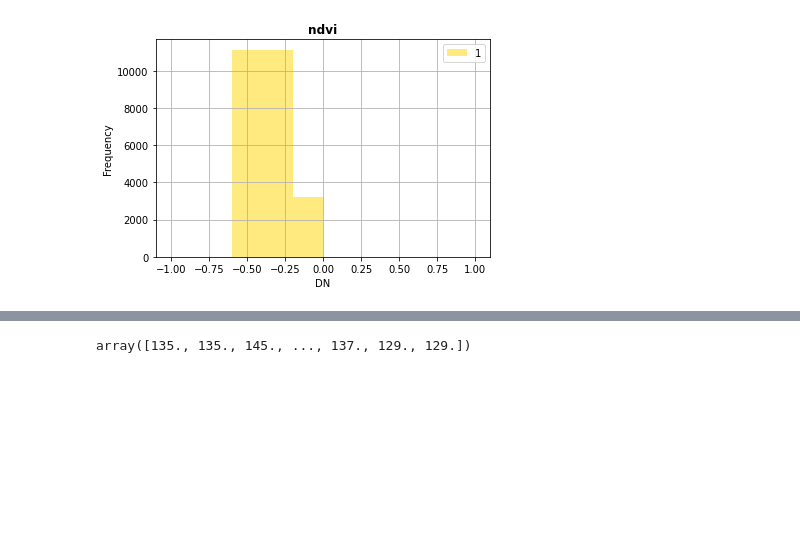
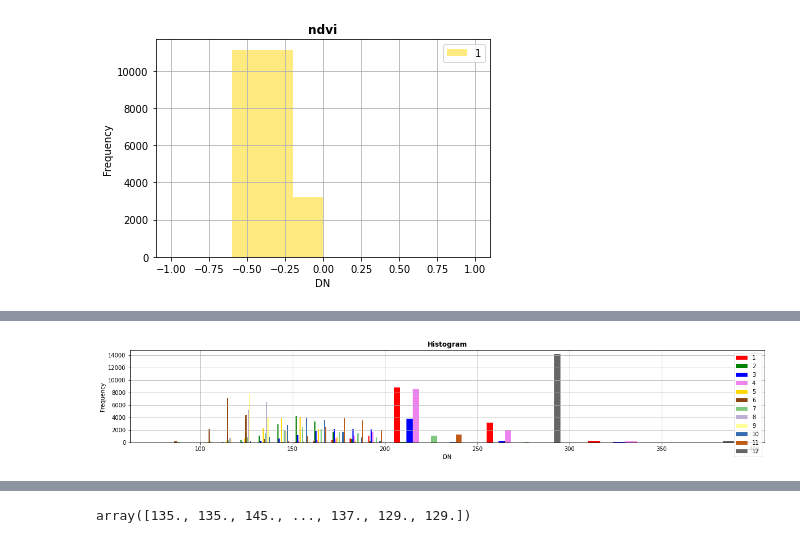
Before and after one commit to BRIJNANDA1979/CNN-Sentinel, a Jupyter notebook: Merge_bands_RGB_NIR_and_SWIR_of_BigEarthNet_using_Rasterio.ipynb, the cells around one changed output, grey strips where cells are left out. Drawn from its saved outputs; the diff is of its cells as text; code cells hidden in the pictures; blank space fills up the shorter version.

```diff
--- a/Merge_bands_RGB_NIR_and_SWIR_of_BigEarthNet_using_Rasterio.ipynb
+++ b/Merge_bands_RGB_NIR_and_SWIR_of_BigEarthNet_using_Rasterio.ipynb
@@ -360,0 +372,7 @@ show_hist(ndvi,bins=[-1,-0.6,-0.2,0,0.4,0.8,1],histtype='stepfilled',title='ndvi
+# %%
+from rasterio.plot import show_hist
+
+fig, ax = plt.subplots(figsize=(20,3))
+show_hist(data_stack, bins=[75,100,110,120,130,140,150,160,170,180,190,200,250,300,400],ax=ax)
+# %% [output]
+[figure, added]
```
Also changed, not shown: parts of 4 cells of this notebook.
